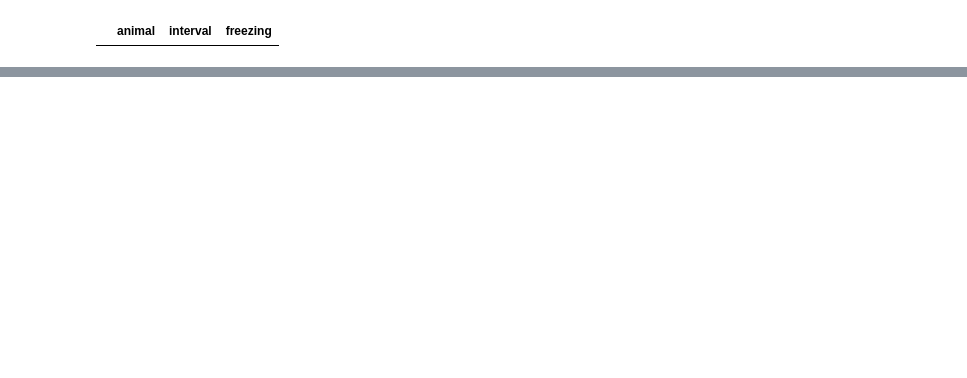
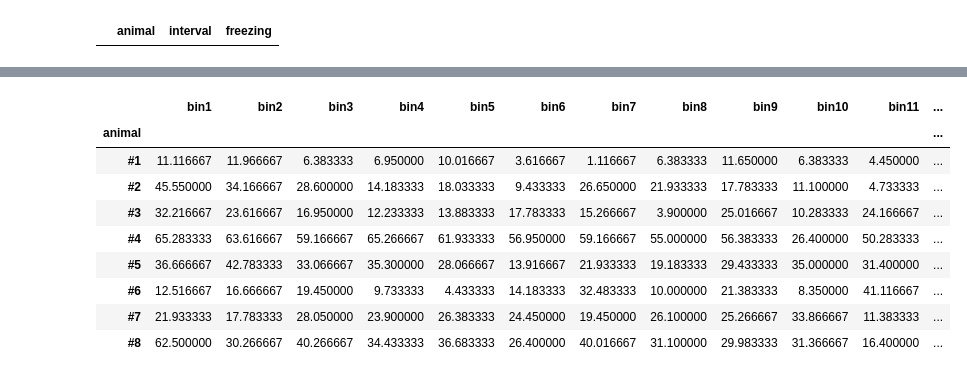
Before and after one commit to m11o/lablib-notebook, a Jupyter notebook: notebooks/fluorine/view_freezing_rate_for_60min_n8.ipynb, the cells around one changed output, grey strips where cells are left out. Drawn from its saved outputs; the diff is of its cells as text; code cells hidden in the pictures; blank space fills up the shorter version.

```diff
--- a/notebooks/fluorine/view_freezing_rate_for_60min_n8.ipynb
+++ b/notebooks/fluorine/view_freezing_rate_for_60min_n8.ipynb
@@ -150,0 +183,14 @@ plt.show()
+# %%
+ext_1h_df = pd.read_csv('./resources/extinction/60min_x1_1h_extinction_result.csv', header=[0], index_col=[0])
+ext_1h_df
+# %% [output]
+|  | bin1 | bin2 | bin3 | bin4 | bin5 | bin6 | bin7 | bin8 | bin9 | bin10 | bin11 | ... |
+| animal |  |  |  |  |  |  |  |  |  |  |  | ... |
+| #1 | 11.116667 | 11.966667 | 6.383333 | 6.950000 | 10.016667 | 3.616667 | 1.116667 | 6.383333 | 11.650000 | 6.383333 | 4.450000 | ... |
+| #2 | 45.550000 | 34.166667 | 28.600000 | 14.183333 | 18.033333 | 9.433333 | 26.650000 | 21.933333 | 17.783333 | 11.100000 | 4.733333 | ... |
+| #3 | 32.216667 | 23.616667 | 16.950000 | 12.233333 | 13.883333 | 17.783333 | 15.266667 | 3.900000 | 25.016667 | 10.283333 | 24.166667 | ... |
+| #4 | 65.283333 | 63.616667 | 59.166667 | 65.266667 | 61.933333 | 56.950000 | 59.166667 | 55.000000 | 56.383333 | 26.400000 | 50.283333 | ... |
+| #5 | 36.666667 | 42.783333 | 33.066667 | 35.300000 | 28.066667 | 13.916667 | 21.933333 | 19.183333 | 29.433333 | 35.000000 | 31.400000 | ... |
+| #6 | 12.516667 | 16.666667 | 19.450000 | 9.733333 | 4.433333 | 14.183333 | 32.483333 | 10.000000 | 21.383333 | 8.350000 | 41.116667 | ... |
+| #7 | 21.933333 | 17.783333 | 28.050000 | 23.900000 | 26.383333 | 24.450000 | 19.450000 | 26.100000 | 25.266667 | 33.866667 | 11.383333 | ... |
+| #8 | 62.500000 | 30.266667 | 40.266667 | 34.433333 | 36.683333 | 26.400000 | 40.016667 | 31.100000 | 29.983333 | 31.366667 | 16.400000 | ... |
```
Also changed, not shown: parts of 11 cells of this notebook, 3 other files.
